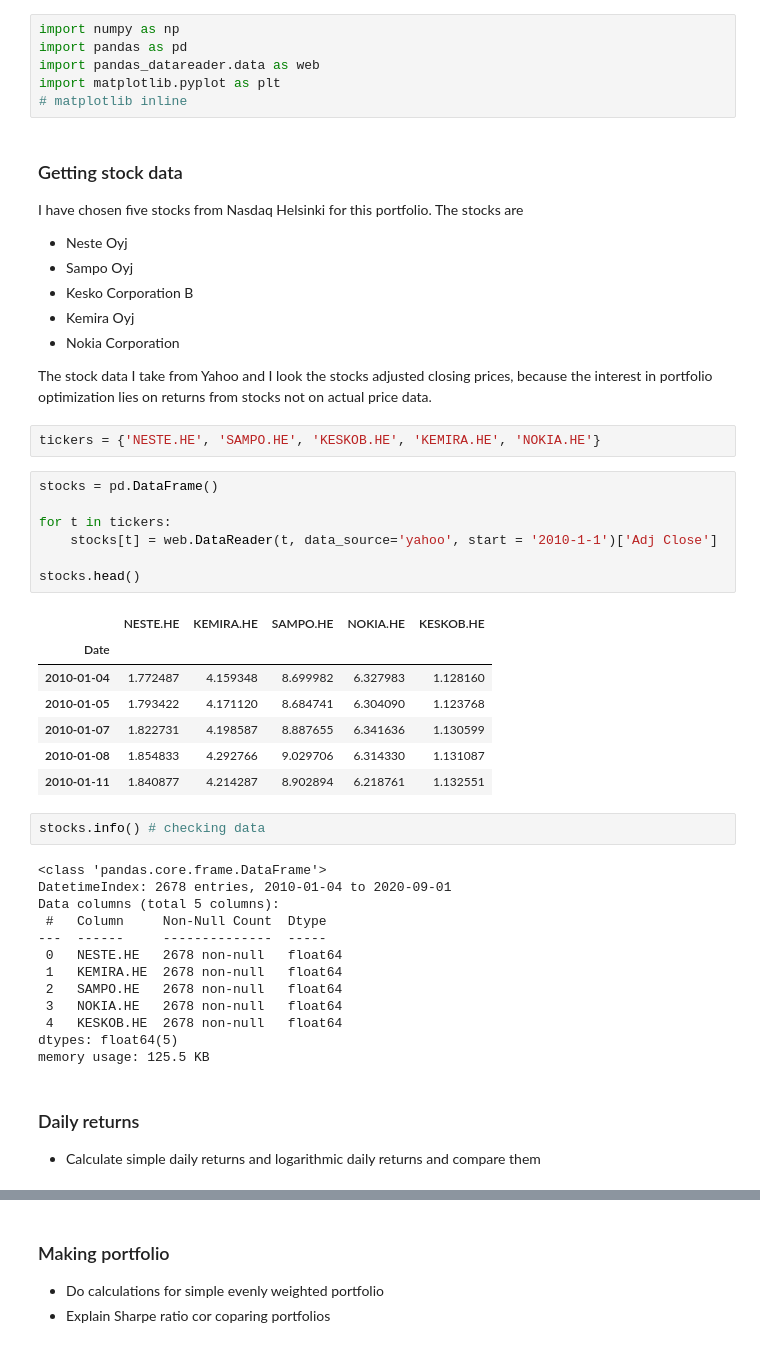
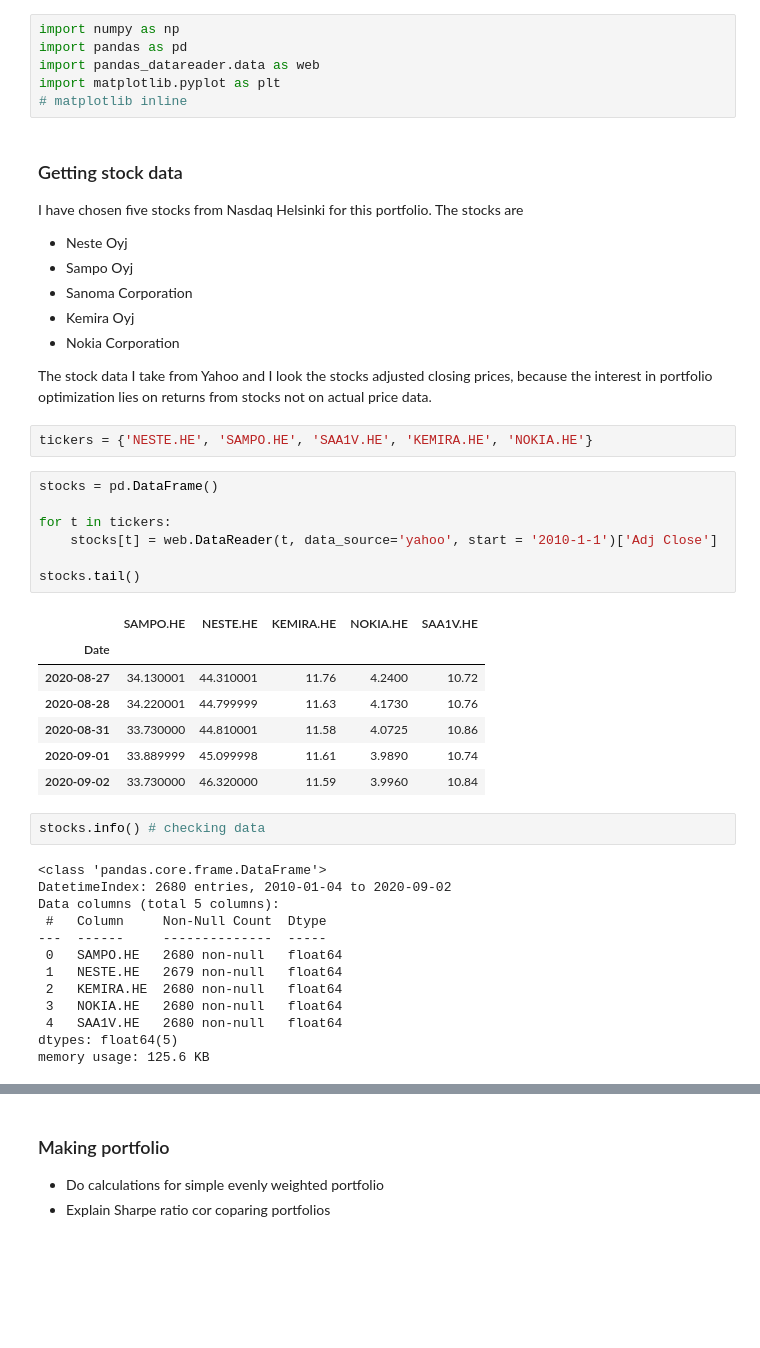
Before and after one commit to sarogov/basic-stock-analysis, a Jupyter notebook: Optimization_of_a_portfolio.ipynb, the cells around one changed output, grey strips where cells are left out. Saved outputs shown, nothing was run; the diff lists cells and outputs as text; blank space fills up the shorter version.

```diff
--- a/Optimization_of_a_portfolio.ipynb
+++ b/Optimization_of_a_portfolio.ipynb
@@ -13,43 +13,40 @@ import matplotlib.pyplot as plt
 I have chosen five stocks from Nasdaq Helsinki for this portfolio. The stocks are
 * Neste Oyj
 * Sampo Oyj
-* Kesko Corporation B
+* Sanoma Corporation
 * Kemira Oyj
 * Nokia Corporation
 
 The stock data I take from Yahoo and I look the stocks adjusted closing prices, because the interest in portfolio optimization lies on returns from stocks not on actual price data.
 # %%
-tickers = {'NESTE.HE', 'SAMPO.HE', 'KESKOB.HE', 'KEMIRA.HE', 'NOKIA.HE'}
+tickers = {'NESTE.HE', 'SAMPO.HE', 'SAA1V.HE', 'KEMIRA.HE', 'NOKIA.HE'}
 # %%
 stocks = pd.DataFrame()
 
 for t in tickers:
     stocks[t] = web.DataReader(t, data_source='yahoo', start = '2010-1-1')['Adj Close']
 
-stocks.head()
+stocks.tail()
 # %% [output]
-|  | NESTE.HE | KEMIRA.HE | SAMPO.HE | NOKIA.HE | KESKOB.HE |
+|  | SAMPO.HE | NESTE.HE | KEMIRA.HE | NOKIA.HE | SAA1V.HE |
 | Date |  |  |  |  |  |
-| 2010-01-04 | 1.772487 | 4.159348 | 8.699982 | 6.327983 | 1.128160 |
-| 2010-01-05 | 1.793422 | 4.171120 | 8.684741 | 6.304090 | 1.123768 |
-| 2010-01-07 | 1.822731 | 4.198587 | 8.887655 | 6.341636 | 1.130599 |
-| 2010-01-08 | 1.854833 | 4.292766 | 9.029706 | 6.314330 | 1.131087 |
-| 2010-01-11 | 1.840877 | 4.214287 | 8.902894 | 6.218761 | 1.132551 |
+| 2020-08-27 | 34.130001 | 44.310001 | 11.76 | 4.2400 | 10.72 |
+| 2020-08-28 | 34.220001 | 44.799999 | 11.63 | 4.1730 | 10.76 |
+| 2020-08-31 | 33.730000 | 44.810001 | 11.58 | 4.0725 | 10.86 |
+| 2020-09-01 | 33.889999 | 45.099998 | 11.61 | 3.9890 | 10.74 |
+| 2020-09-02 | 33.730000 | 46.320000 | 11.59 | 3.9960 | 10.84 |
 # %%
 stocks.info() # checking data
 # %% [output]
 <class 'pandas.core.frame.DataFrame'>
-DatetimeIndex: 2678 entries, 2010-01-04 to 2020-09-01
+DatetimeIndex: 2680 entries, 2010-01-04 to 2020-09-02
 Data columns (total 5 columns):
  #   Column     Non-Null Count  Dtype
 ---  ------     --------------  -----
- 0   NESTE.HE   2678 non-null   float64
- 1   KEMIRA.HE  2678 non-null   float64
- 2   SAMPO.HE   2678 non-null   float64
- 3   NOKIA.HE   2678 non-null   float64
- 4   KESKOB.HE  2678 non-null   float64
+ 0   SAMPO.HE   2680 non-null   float64
+ 1   NESTE.HE   2679 non-null   float64
+ 2   KEMIRA.HE  2680 non-null   float64
+ 3   NOKIA.HE   2680 non-null   float64
+ 4   SAA1V.HE   2680 non-null   float64
 dtypes: float64(5)
-memory usage: 125.5 KB
+memory usage: 125.6 KB
-# %% [markdown]
-### Daily returns
-* Calculate simple daily returns and logarithmic daily returns and compare them
```
Also changed, not shown: parts of 5 cells of this notebook.
